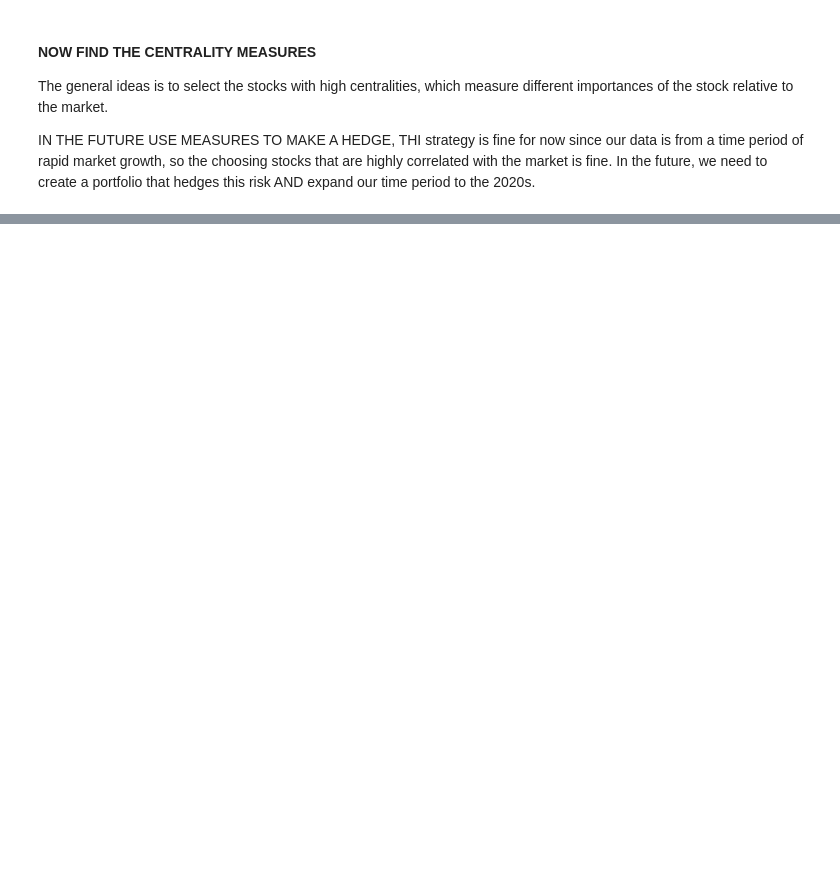
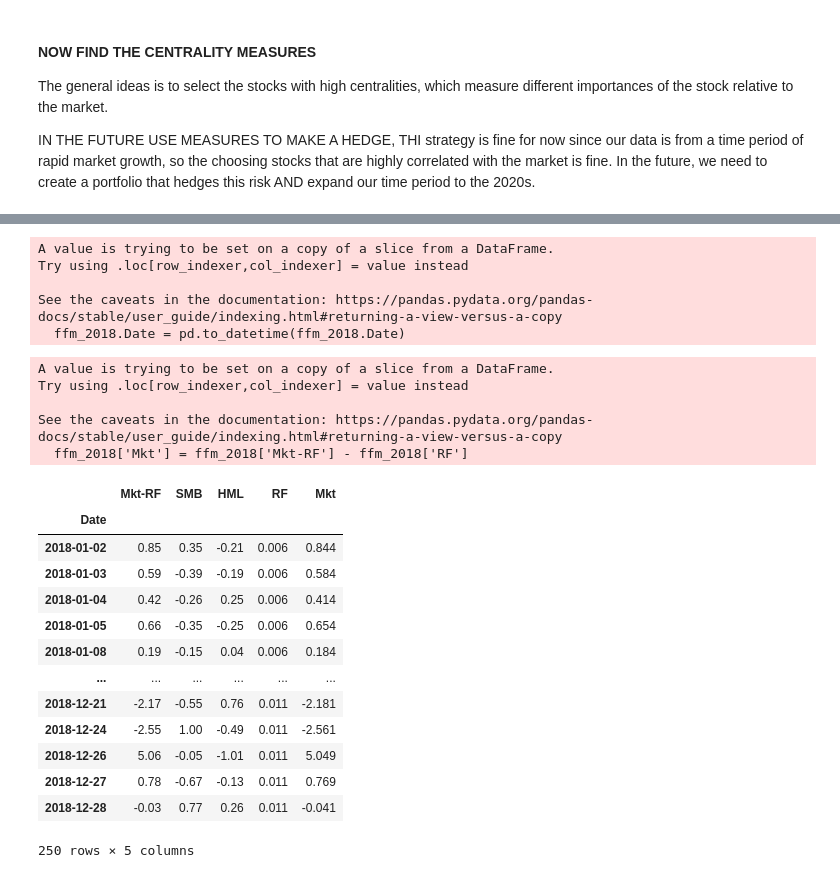
Before and after one commit to sahanasai11/MarketMaven, a Jupyter notebook: Generating Initial Stock Correlation Network.ipynb, the cells around one changed output, grey strips where cells are left out. Cells and saved outputs as stored; diff of their text form; code cells hidden in the pictures; blank space fills up the shorter version.

```diff
--- a/Generating Initial Stock Correlation Network.ipynb
+++ b/Generating Initial Stock Correlation Network.ipynb
@@ -169,0 +180,34 @@ get_top_stocks(.05, g)
+# %%
+ffm_2018.Date = pd.to_datetime(ffm_2018.Date)
+ffm_2018.set_index('Date', inplace=True)
+# %% [output]
+A value is trying to be set on a copy of a slice from a DataFrame.
+Try using .loc[row_indexer,col_indexer] = value instead
+
+See the caveats in the documentation: https://pandas.pydata.org/pandas-docs/stable/user_guide/indexing.html#returning-a-view-versus-a-copy
+  ffm_2018.Date = pd.to_datetime(ffm_2018.Date)
+# %%
+ffm_2018['Mkt'] = ffm_2018['Mkt-RF'] - ffm_2018['RF']
+# %% [output]
+A value is trying to be set on a copy of a slice from a DataFrame.
+Try using .loc[row_indexer,col_indexer] = value instead
+
+See the caveats in the documentation: https://pandas.pydata.org/pandas-docs/stable/user_guide/indexing.html#returning-a-view-versus-a-copy
+  ffm_2018['Mkt'] = ffm_2018['Mkt-RF'] - ffm_2018['RF']
+# %%
+ffm_2018
+# %% [output]
+|  | Mkt-RF | SMB | HML | RF | Mkt |
+| Date |  |  |  |  |  |
+| 2018-01-02 | 0.85 | 0.35 | -0.21 | 0.006 | 0.844 |
+| 2018-01-03 | 0.59 | -0.39 | -0.19 | 0.006 | 0.584 |
+| 2018-01-04 | 0.42 | -0.26 | 0.25 | 0.006 | 0.414 |
+| 2018-01-05 | 0.66 | -0.35 | -0.25 | 0.006 | 0.654 |
+| 2018-01-08 | 0.19 | -0.15 | 0.04 | 0.006 | 0.184 |
+| ... | ... | ... | ... | ... | ... |
+| 2018-12-21 | -2.17 | -0.55 | 0.76 | 0.011 | -2.181 |
+| 2018-12-24 | -2.55 | 1.00 | -0.49 | 0.011 | -2.561 |
+| 2018-12-26 | 5.06 | -0.05 | -1.01 | 0.011 | 5.049 |
+| 2018-12-27 | 0.78 | -0.67 | -0.13 | 0.011 | 0.769 |
+| 2018-12-28 | -0.03 | 0.77 | 0.26 | 0.011 | -0.041 |
+250 rows × 5 columns
```
Also changed, not shown: parts of 11 cells of this notebook, 2 other files.
